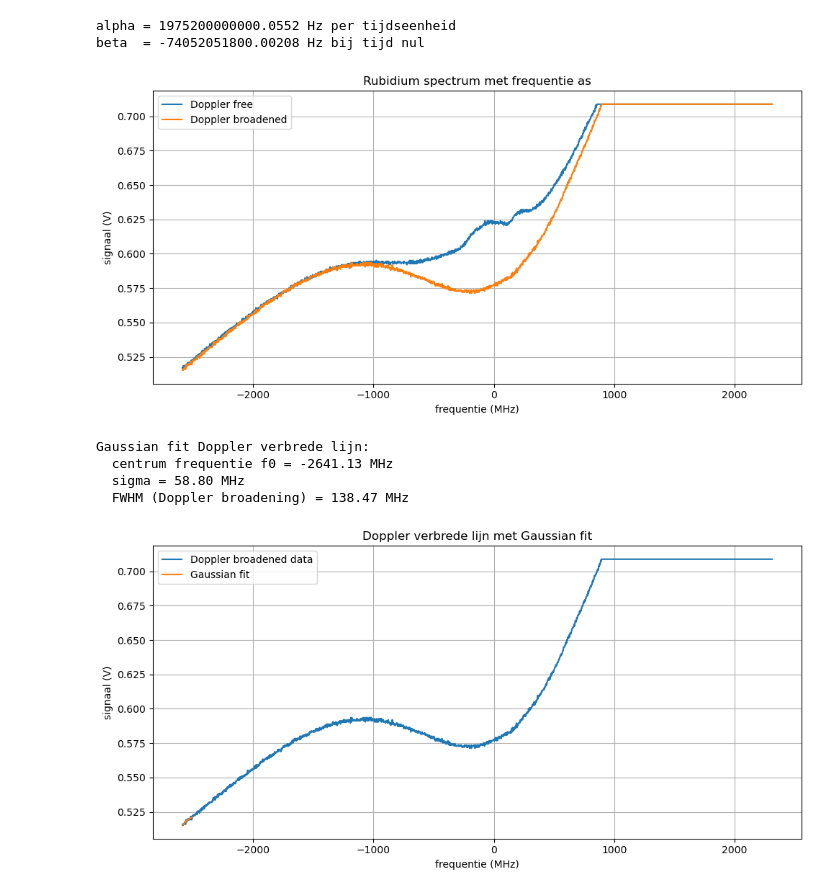
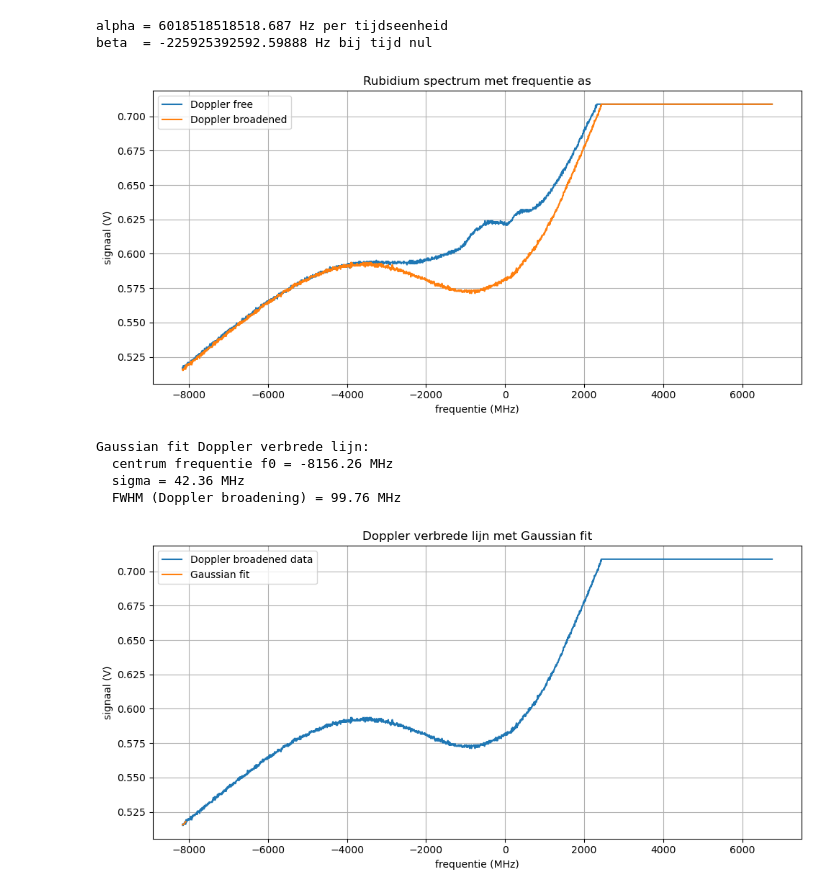
Before and after one commit to NatanDelorme/RubiudiumSpectroscopy_Wouter_Natan, a Jupyter notebook: fits.ipynb, the cells around one changed output. Drawn from its saved outputs; the diff is of its cells as text; code cells hidden in the pictures.

```diff
--- a/fits.ipynb
+++ b/fits.ipynb
@@ -70,8 +74,8 @@ def lorentzian(f, A, f0, gamma, offset):
 # KIES HIER WELKE CSV bestanden je wilt gebruiken
 
 # PD1 DIP1
-file_df = "PD1_DF_DIP2.CSV"   # Doppler free
-file_db = "PD1_DB_DIP2.CSV"   # Doppler broadened
+file_df = "PD1_DF_DIP1.CSV"  # Doppler free
+file_db = "PD1_DB_DIP1.CSV"  # Doppler broadened
 
 # andere opties:
 # PD1 DIP2
@@ -90,13 +94,15 @@ file_db = "PD1_DB_DIP2.CSV"   # Doppler broadened
 x1_raw, y1_raw, x2_raw, y2_raw = load_spectrum(file_df, file_db)
 
 # 2) align + interpolate zodat minima samenvallen
-x_common, y1_aligned, y2_common = align_spectra_on_minimum(x1_raw, y1_raw, x2_raw, y2_raw)
+x_common, y1_aligned, y2_common = align_spectra_on_minimum(
+    x1_raw, y1_raw, x2_raw, y2_raw
+)
 
 # zet terug in pandas Series (fijn voor later)
-x1 = pd.Series(x_common)         # tijd-as (nu gelijk voor beide)
-x2 = x1.copy()                   # zelfde as
-y1 = pd.Series(y1_aligned)       # Doppler free, uitgelijnd
-y2 = pd.Series(y2_common)        # Doppler broadened
+x1 = pd.Series(x_common)  # tijd-as (nu gelijk voor beide)
+x2 = x1.copy()  # zelfde as
+y1 = pd.Series(y1_aligned)  # Doppler free, uitgelijnd
+y2 = pd.Series(y2_common)  # Doppler broadened
 
 # 3) verschil: BROADENED - FREE
 y_diff = y2 - y1
@@ -179,67 +187,69 @@ Indices in volledige array: [1388 1506]
 # KIES HIER TWEE REFERENTIE DIPS EN HUN BEKENDE FREQUENTIES
 
 # voorbeeld: vervang deze vier regels door jouw keuze
-i1 = 1272      # eerste dip
-i2 = 1407      # tweede dip
+i1 = 1272  # eerste dip
+i2 = 1407  # tweede dip
 
-nu1_MHz = -72.911    # overgang F=2 -> F'=2
-nu2_MHz = 193.741    # overgang F=2 -> F'=3
+nu1_MHz = -507.8  # F'=1
+nu2_MHz = 304.7  # F'=2
 
 # vanaf hier niets meer aanpassen
 
 t1 = x1.iloc[i1]
 t2 = x1.iloc[i2]
 
 nu1 = nu1_MHz * 1e6
 nu2 = nu2_MHz * 1e6
 
 alpha = (nu2 - nu1) / (t2 - t1)
-beta  = nu1 - alpha * t1
+beta = nu1 - alpha * t1
 
 freq1 = alpha * x1 + beta
 freq2 = alpha * x2 + beta
 
 freq1_MHz = freq1 / 1e6
 freq2_MHz = freq2 / 1e6
 
 print("alpha =", alpha, "Hz per tijdseenheid")
 print("beta  =", beta, "Hz bij tijd nul")
 
 plt.figure()
 plt.plot(freq1_MHz, y1, label="Doppler free")
 plt.plot(freq2_MHz, y2, label="Doppler broadened")
 plt.xlabel("frequentie (MHz)")
 plt.ylabel("signaal (V)")
 plt.title("Rubidium spectrum met frequentie as")
 plt.grid(True)
 plt.legend()
 plt.tight_layout()
 plt.show()
 # %% [output]
-alpha = 1975200000000.0552 Hz per tijdseenheid
-beta  = -74052051800.00208 Hz bij tijd nul
+alpha = 6018518518518.687 Hz per tijdseenheid
+beta  = -225925392592.59888 Hz bij tijd nul
-[figure, old version]
+[figure, new version]
 # %%
 import numpy as np
 from scipy.optimize import curve_fit
 
+
 def gaussian_simple(f, A, f0, sigma):
     """Eenvoudige Gaussian zonder offset (voor positieve piek)."""
-    return A * np.exp(-(f - f0)**2 / (2 * sigma**2))
+    return A * np.exp(-((f - f0) ** 2) / (2 * sigma**2))
+
 
 # 1) zoek globale dip in Doppler broadened spectrum
-idx_min_D = np.argmin(y2.values)         # index van minimum
-f_center_D = freq2_MHz.iloc[idx_min_D]   # geschatte centrumfrequentie
+idx_min_D = np.argmin(y2.values)  # index van minimum
+f_center_D = freq2_MHz.iloc[idx_min_D]  # geschatte centrumfrequentie
 
 # 2) kies venster rond deze dip
-window_MHz = 80.0   # pas aan als nodig (groter/kleiner proberen)
+window_MHz = 80.0  # pas aan als nodig (groter/kleiner proberen)
 mask_D = (freq2_MHz > f_center_D - window_MHz) & (freq2_MHz < f_center_D + window_MHz)
 
 f_D = freq2_MHz[mask_D].to_numpy()
 y_D = y2[mask_D].to_numpy()
 
 # 3) maak van de dip een positieve piek en haal ongeveer de offset weg
-y_peak = y_D.max() - y_D   # rond de dip wordt dit groot, verder ~0
+y_peak = y_D.max() - y_D  # rond de dip wordt dit groot, verder ~0
 
 # 4) startschatting voor parameters
 A0 = y_peak.max()
@@ -275,8 +285,8 @@ plt.tight_layout()
 plt.show()
 # %% [output]
 Gaussian fit Doppler verbrede lijn:
-  centrum frequentie f0 = -2641.13 MHz
-  sigma = 58.80 MHz
-  FWHM (Doppler broadening) = 138.47 MHz
+  centrum frequentie f0 = -8156.26 MHz
+  sigma = 42.36 MHz
+  FWHM (Doppler broadening) = 99.76 MHz
-[figure, old version]
+[figure, new version]
 # %%
```
Also changed, not shown: parts of 4 cells of this notebook, 1 other file.
